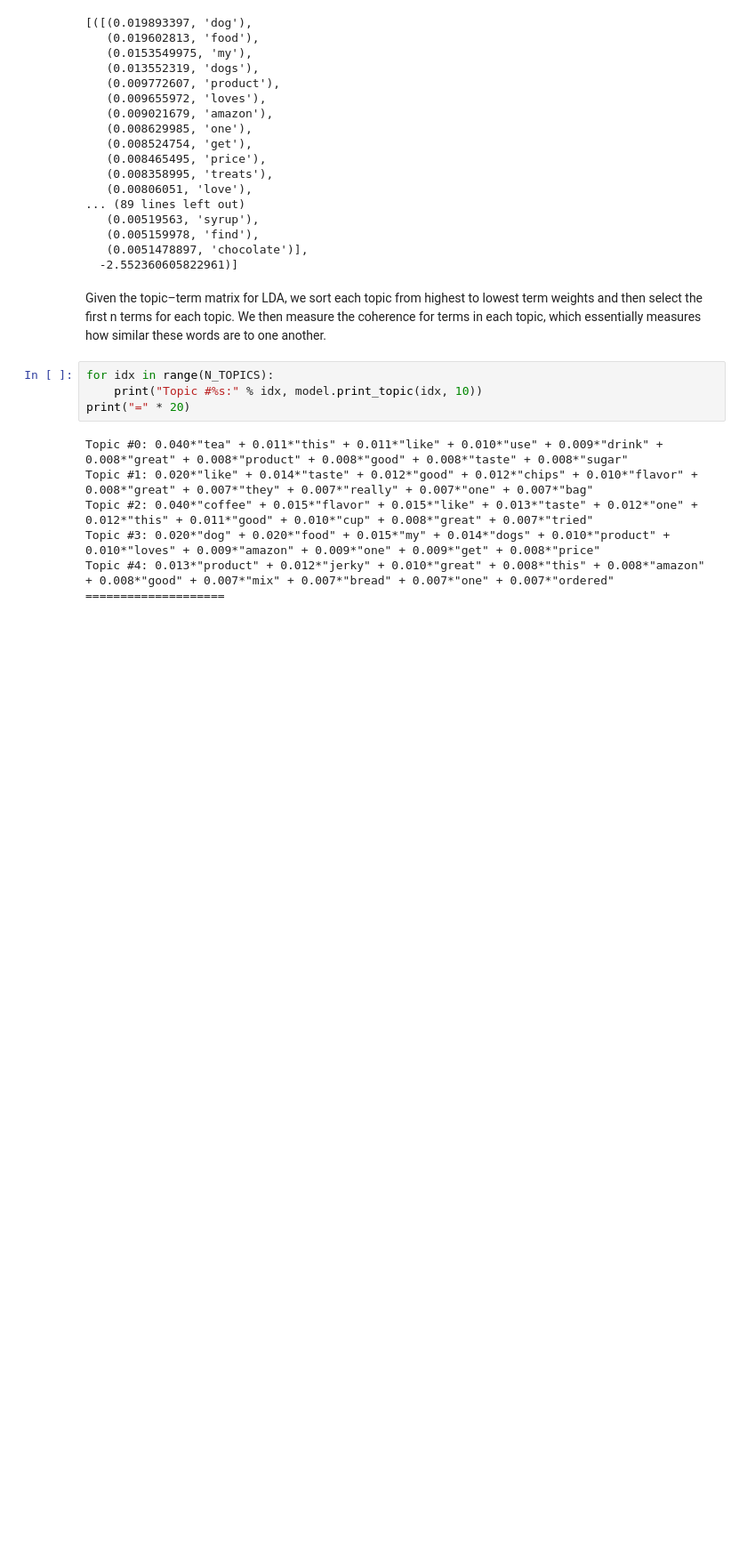
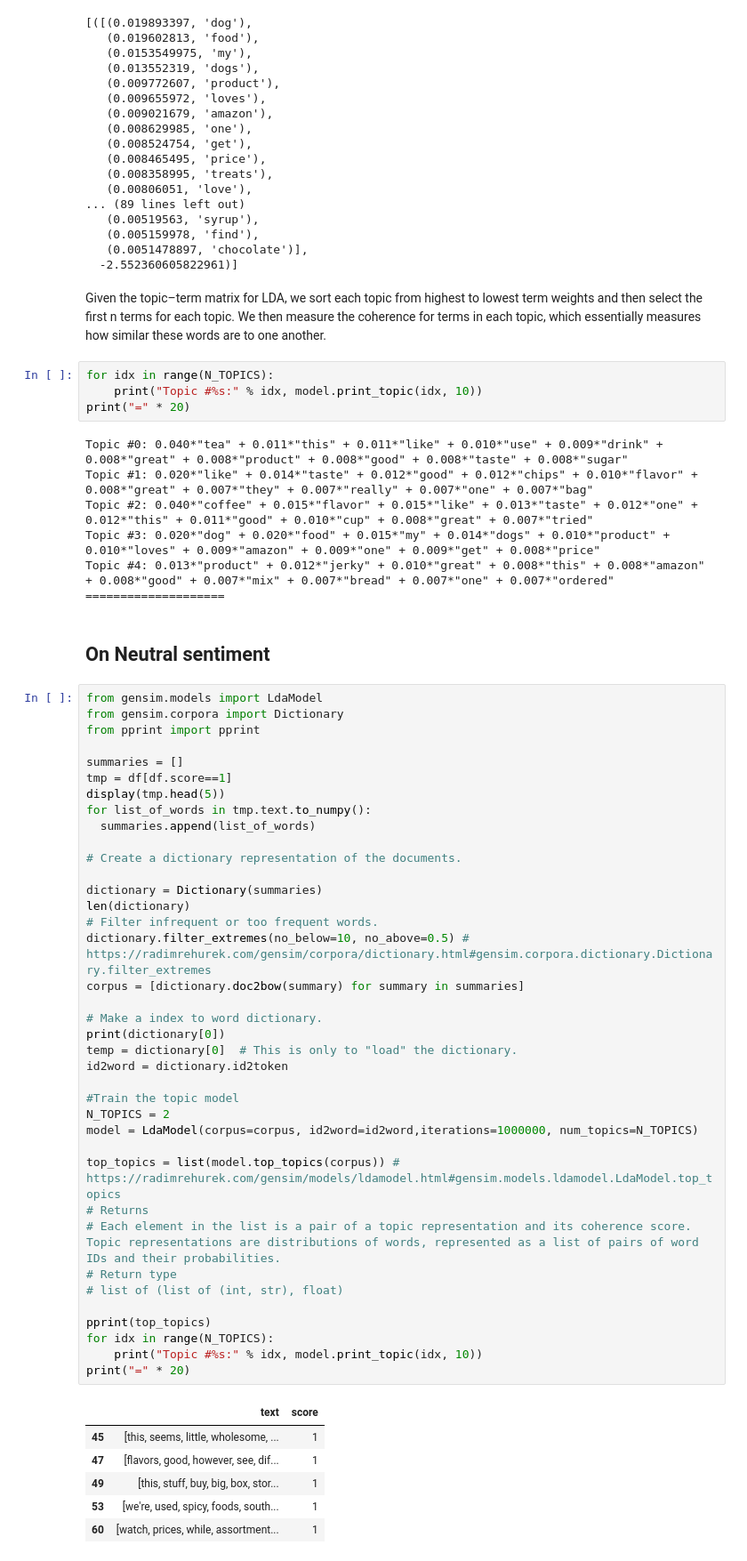
Before and after one commit to MarioAvolio/Amazon-Fine-Foods-reviews-Transformers-Text-Classification, a Jupyter notebook: Amazon_Fine_Food_Review_Aspect_Based_Sentiment_Analysis.ipynb, the cells around one changed output. Shown: that part at 89% size. Cells and saved outputs as stored; diff of their text form; blank space fills up the shorter version.

```diff
--- a/Amazon_Fine_Food_Review_Aspect_Based_Sentiment_Analysis.ipynb
+++ b/Amazon_Fine_Food_Review_Aspect_Based_Sentiment_Analysis.ipynb
@@ -193,3 +193,50 @@ Topic #2: 0.040*"coffee" + 0.015*"flavor" + 0.015*"like" + 0.013*"taste" + 0.012
 Topic #3: 0.020*"dog" + 0.020*"food" + 0.015*"my" + 0.014*"dogs" + 0.010*"product" + 0.010*"loves" + 0.009*"amazon" + 0.009*"one" + 0.009*"get" + 0.008*"price"
 Topic #4: 0.013*"product" + 0.012*"jerky" + 0.010*"great" + 0.008*"this" + 0.008*"amazon" + 0.008*"good" + 0.007*"mix" + 0.007*"bread" + 0.007*"one" + 0.007*"ordered"
 ====================
+# %% [markdown]
+## On Neutral sentiment
+# %%
+from gensim.models import LdaModel
+from gensim.corpora import Dictionary
+from pprint import pprint
+
+summaries = []
+tmp = df[df.score==1]
+display(tmp.head(5))
+for list_of_words in tmp.text.to_numpy():
+  summaries.append(list_of_words)
+
+# Create a dictionary representation of the documents.
+
+dictionary = Dictionary(summaries)
+len(dictionary)
+# Filter infrequent or too frequent words.
+dictionary.filter_extremes(no_below=10, no_above=0.5) # https://radimrehurek.com/gensim/corpora/dictionary.html#gensim.corpora.dictionary.Dictionary.filter_extremes
+corpus = [dictionary.doc2bow(summary) for summary in summaries]
+
+# Make a index to word dictionary.
+print(dictionary[0])
+temp = dictionary[0]  # This is only to "load" the dictionary.
+id2word = dictionary.id2token
+
+#Train the topic model
+N_TOPICS = 2
+model = LdaModel(corpus=corpus, id2word=id2word,iterations=1000000, num_topics=N_TOPICS)
+
+top_topics = list(model.top_topics(corpus)) # https://radimrehurek.com/gensim/models/ldamodel.html#gensim.models.ldamodel.LdaModel.top_topics
+# Returns
+# Each element in the list is a pair of a topic representation and its coherence score. Topic representations are distributions of words, represented as a list of pairs of word IDs and their probabilities.
+# Return type
+# list of (list of (int, str), float)
+
+pprint(top_topics)
+for idx in range(N_TOPICS):
+    print("Topic #%s:" % idx, model.print_topic(idx, 10))
+print("=" * 20)
+# %% [output]
+|  | text | score |
+| 45 | [this, seems, little, wholesome, ... | 1 |
+| 47 | [flavors, good, however, see, dif... | 1 |
+| 49 | [this, stuff, buy, big, box, stor... | 1 |
+| 53 | [we're, used, spicy, foods, south... | 1 |
+| 60 | [watch, prices, while, assortment... | 1 |
```
Also changed, not shown: parts of 1 cell of this notebook.
